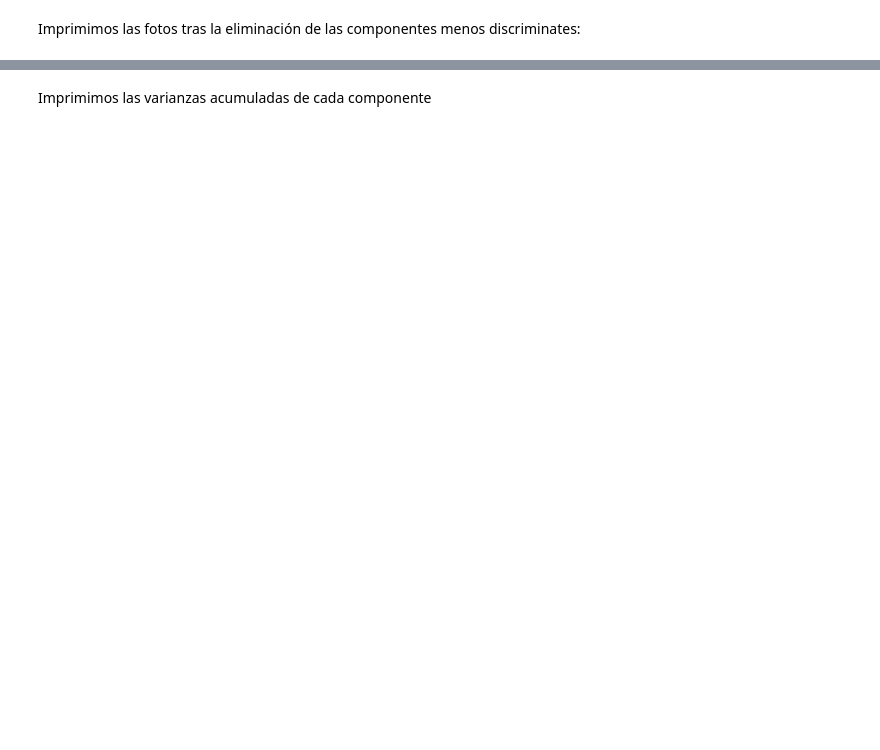
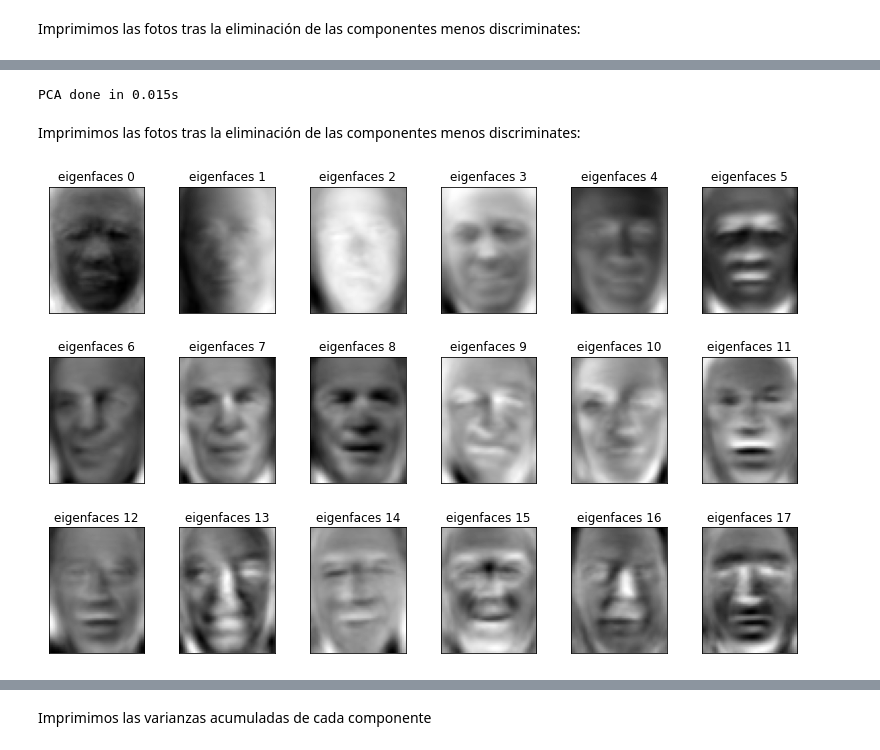
Before and after one commit to JB0linches/ReconocimientoDeFormas, a Jupyter notebook: Practica4.ipynb, the cells around one changed output, grey strips where cells are left out. Saved outputs shown, nothing was run; the diff lists cells and outputs as text; code cells hidden in the pictures; blank space fills up the shorter version.

```diff
--- a/Practica4.ipynb
+++ b/Practica4.ipynb
@@ -1736,0 +1897,25 @@ A continuación prodecemos a realizar el análisis discriminante lineal (LDA)
+# %%
+n_components = 68
+t0 = time()
+
+# Paso 5: construir la matriz de proyección A seleccionando las n_componentes componentes principales
+A = autovec[:n_components]
+
+# Paso 6: proyectar el conjunto de datos de entrenamiento estandarizado sobre el nuevo espacio
+X_train_pca = (A @ (X_train - np.mean(X_train, axis=0)).T).T
+
+# Paso 7: proyectar el conjunto de datos de test sobre el nuevo espacio:
+X_test_pca = (A @ (X_test - np.mean(X_test, axis=0)).T).T
+
+print("PCA done in %0.3fs" % (time() - t0))
+# %% [output]
+PCA done in 0.015s
+# %% [markdown]
+Imprimimos las fotos tras la eliminación de las componentes menos discriminates:
+# %%
+eigenfaces2 = A.reshape((n_components,h,w))
+eigenface_titles2 = ["eigenfaces %d" % i for i in range(eigenfaces2.shape[0])]
+plot_gallery(eigenfaces2, eigenface_titles2, h, w, n_row=3, n_col=6)
+plt.show()
+# %% [output]
+[figure, added]
```
Also changed, not shown: parts of 42 cells of this notebook.
